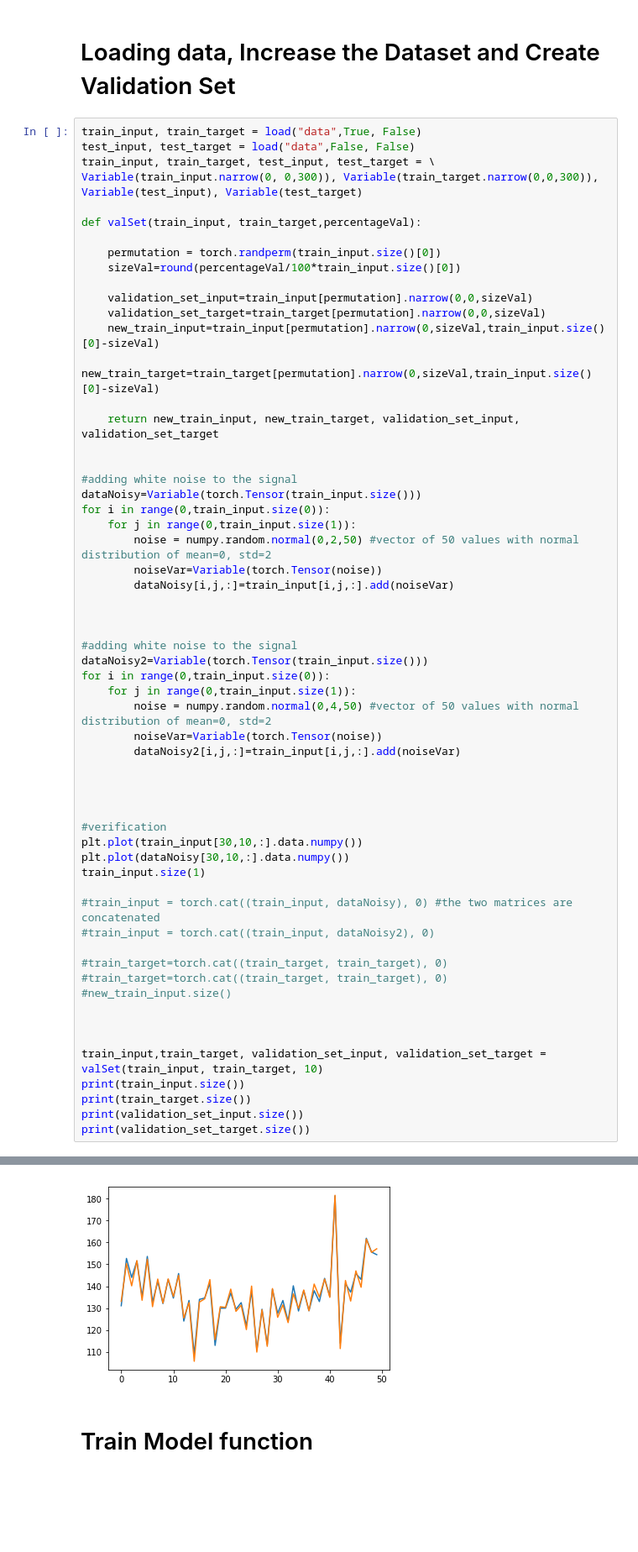
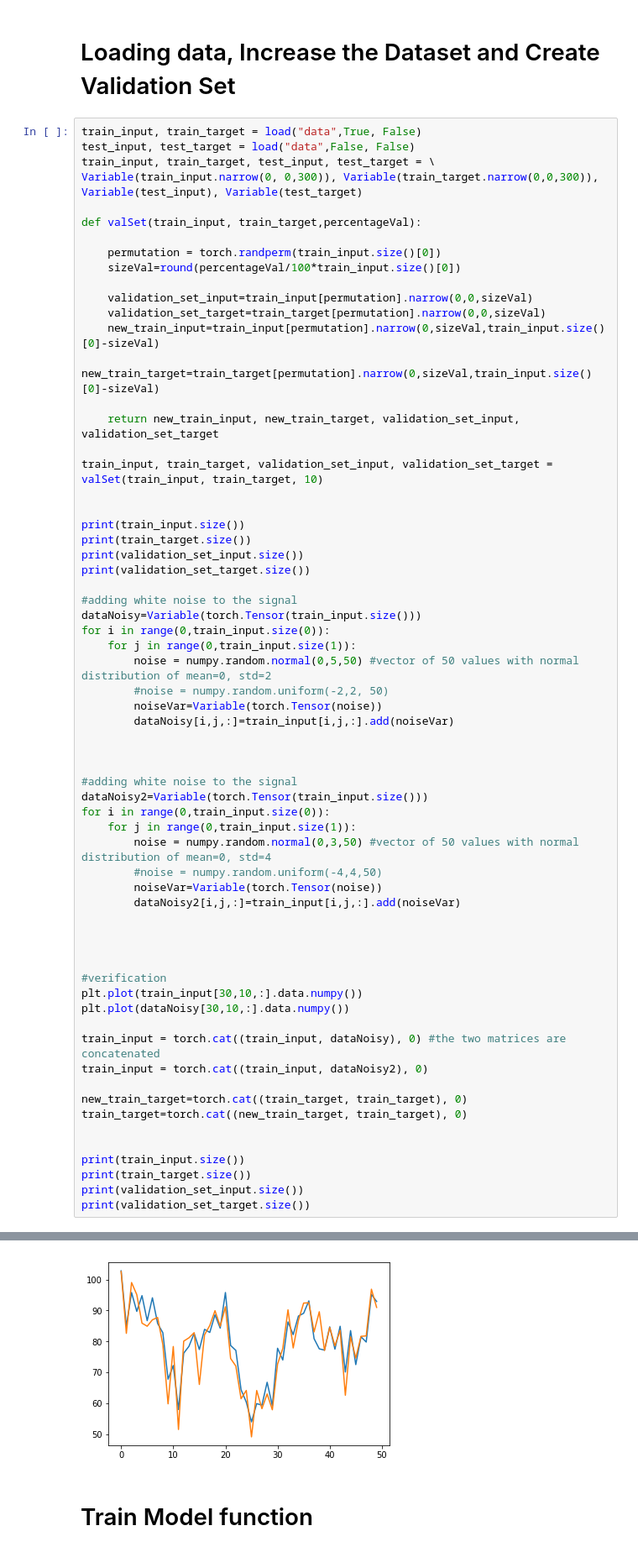
Before and after one commit to vndk36/DLC_mini_project_1, a Jupyter notebook: MiniProject1_DLC.ipynb, the cells around one changed output, grey strips where cells are left out. Shown at 84% size. Drawn from its saved outputs; the diff is of its cells as text; blank space fills up the shorter version.

```diff
--- a/MiniProject1_DLC.ipynb
+++ b/MiniProject1_DLC.ipynb
@@ -119,12 +119,20 @@ def valSet(train_input, train_target,percentageVal):
 
     return new_train_input, new_train_target, validation_set_input, validation_set_target
 
+train_input, train_target, validation_set_input, validation_set_target = valSet(train_input, train_target, 10)
+
+
+print(train_input.size())
+print(train_target.size())
+print(validation_set_input.size())
+print(validation_set_target.size())
 
 #adding white noise to the signal
 dataNoisy=Variable(torch.Tensor(train_input.size()))
 for i in range(0,train_input.size(0)):
     for j in range(0,train_input.size(1)):
-        noise = numpy.random.normal(0,2,50) #vector of 50 values with normal distribution of mean=0, std=2
+        noise = numpy.random.normal(0,5,50) #vector of 50 values with normal distribution of mean=0, std=2
+        #noise = numpy.random.uniform(-2,2, 50)
         noiseVar=Variable(torch.Tensor(noise))
         dataNoisy[i,j,:]=train_input[i,j,:].add(noiseVar)
 
@@ -134,7 +142,8 @@ for i in range(0,train_input.size(0)):
 dataNoisy2=Variable(torch.Tensor(train_input.size()))
 for i in range(0,train_input.size(0)):
     for j in range(0,train_input.size(1)):
-        noise = numpy.random.normal(0,4,50) #vector of 50 values with normal distribution of mean=0, std=2
+        noise = numpy.random.normal(0,3,50) #vector of 50 values with normal distribution of mean=0, std=4
+        #noise = numpy.random.uniform(-4,4,50)
         noiseVar=Variable(torch.Tensor(noise))
         dataNoisy2[i,j,:]=train_input[i,j,:].add(noiseVar)
 
@@ -144,18 +153,14 @@ for i in range(0,train_input.size(0)):
 #verification
 plt.plot(train_input[30,10,:].data.numpy())
 plt.plot(dataNoisy[30,10,:].data.numpy())
-train_input.size(1)
 
-#train_input = torch.cat((train_input, dataNoisy), 0) #the two matrices are concatenated
-#train_input = torch.cat((train_input, dataNoisy2), 0)
+train_input = torch.cat((train_input, dataNoisy), 0) #the two matrices are concatenated
+train_input = torch.cat((train_input, dataNoisy2), 0)
 
-#train_target=torch.cat((train_target, train_target), 0)
-#train_target=torch.cat((train_target, train_target), 0)
-#new_train_input.size()
+new_train_target=torch.cat((train_target, train_target), 0)
+train_target=torch.cat((new_train_target, train_target), 0)
 
 
-
-train_input,train_target, validation_set_input, validation_set_target = valSet(train_input, train_target, 10)
 print(train_input.size())
 print(train_target.size())
 print(validation_set_input.size())
@@ -168,4 +177,4 @@ torch.Size([30])
-[figure, old version]
+[figure, new version]
 # %% [markdown]
 # Train Model function
 # %%
```
Also changed, not shown: parts of 11 cells of this notebook.
